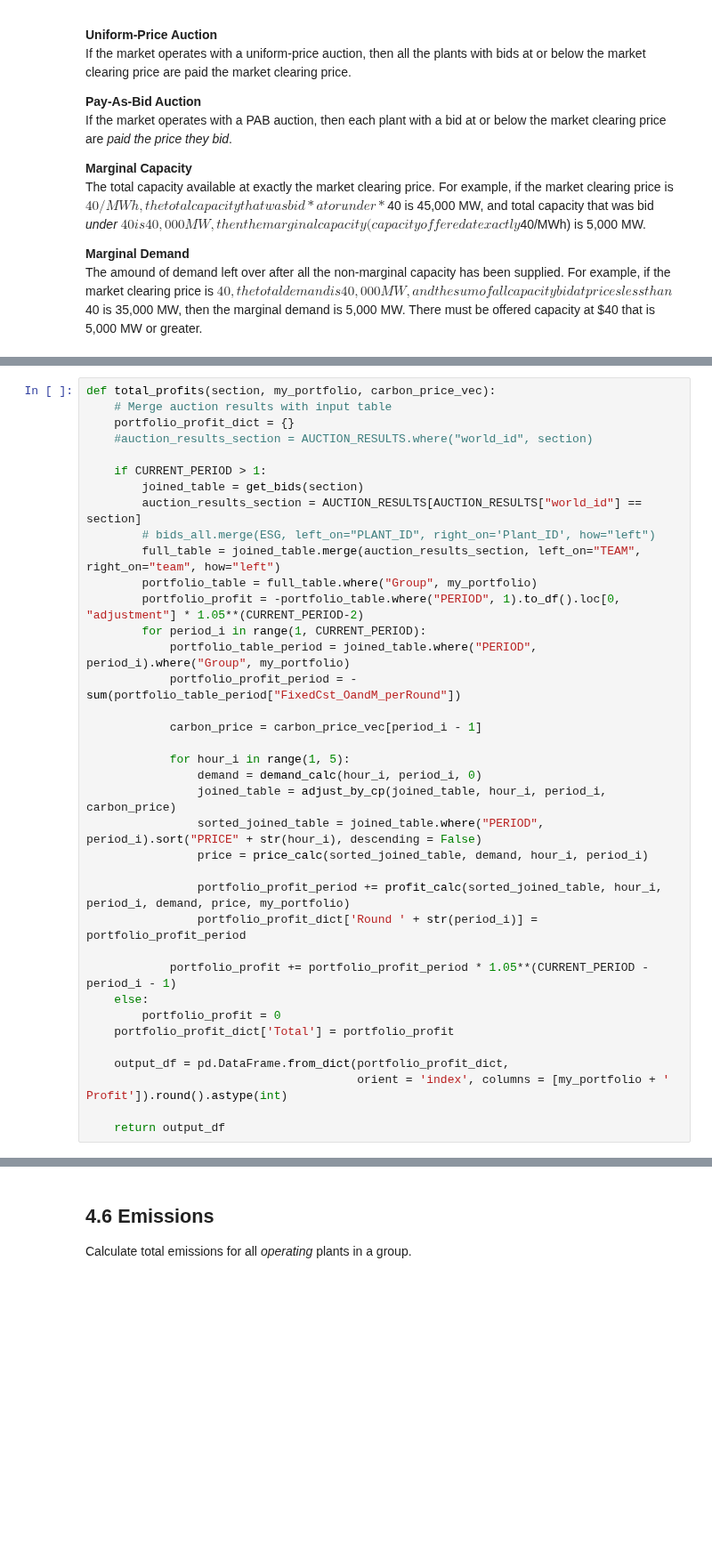
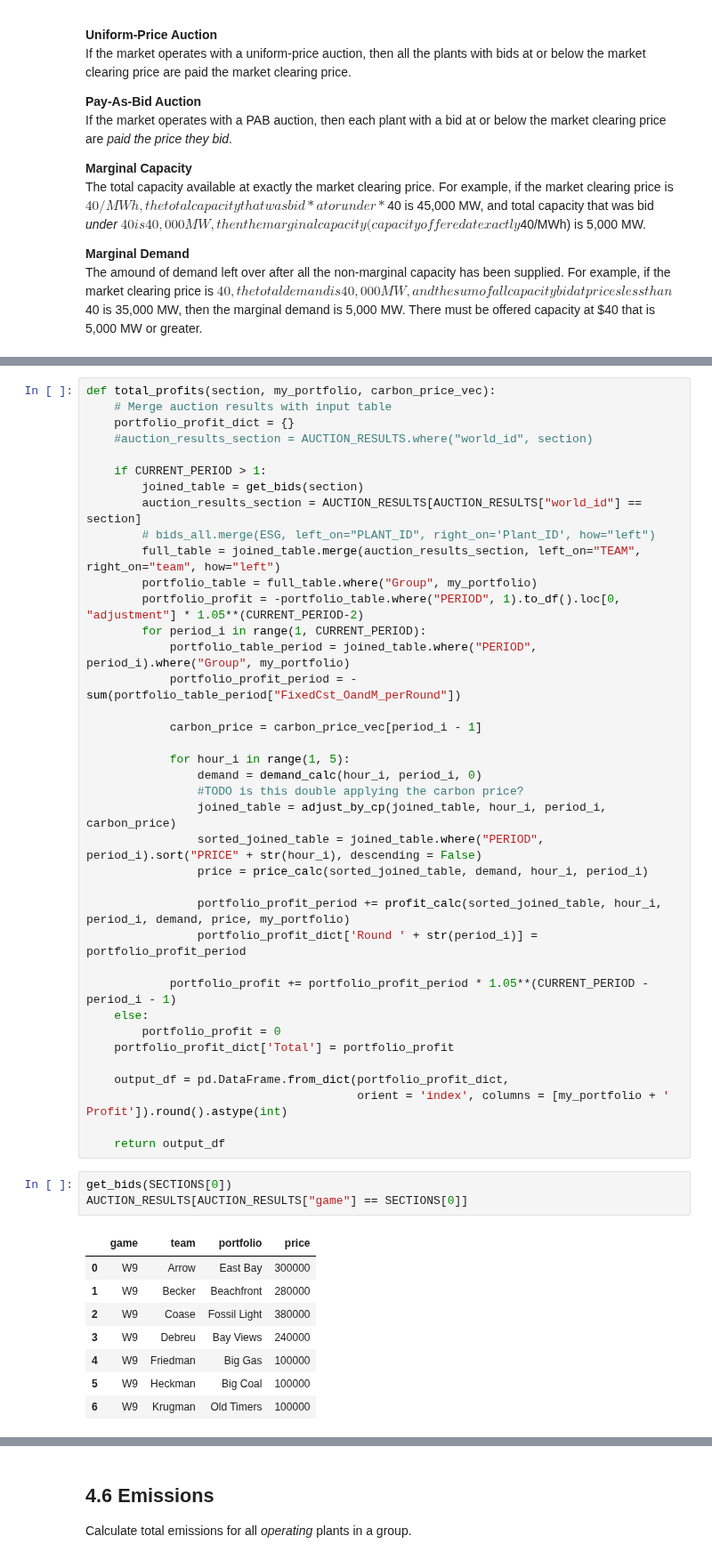
Before and after one commit to ds-modules/EEP-147-SP24, a Jupyter notebook: ESG-Analysis/ESG_CapacityExpansion_v2025.1.ipynb, the cells around one changed output, grey strips where cells are left out. Shown at 89% size. Cells and saved outputs as stored; diff of their text form; blank space fills up the shorter version.

```diff
--- a/ESG-Analysis/ESG_CapacityExpansion_v2025.1.ipynb
+++ b/ESG-Analysis/ESG_CapacityExpansion_v2025.1.ipynb
@@ -429,6 +433,7 @@ def total_profits(section, my_portfolio, carbon_price_vec):
 
             for hour_i in range(1, 5):
                 demand = demand_calc(hour_i, period_i, 0)
+                #TODO is this double applying the carbon price?
                 joined_table = adjust_by_cp(joined_table, hour_i, period_i, carbon_price)
                 sorted_joined_table = joined_table.where("PERIOD", period_i).sort("PRICE" + str(hour_i), descending = False)
                 price = price_calc(sorted_joined_table, demand, hour_i, period_i)
@@ -445,3 +450,15 @@ def total_profits(section, my_portfolio, carbon_price_vec):
                                        orient = 'index', columns = [my_portfolio + ' Profit']).round().astype(int)
 
     return output_df
+# %%
+get_bids(SECTIONS[0])
+AUCTION_RESULTS[AUCTION_RESULTS["game"] == SECTIONS[0]]
+# %% [output]
+|  | game | team | portfolio | price |
+| 0 | W9 | Arrow | East Bay | 300000 |
+| 1 | W9 | Becker | Beachfront | 280000 |
+| 2 | W9 | Coase | Fossil Light | 380000 |
+| 3 | W9 | Debreu | Bay Views | 240000 |
+| 4 | W9 | Friedman | Big Gas | 100000 |
+| 5 | W9 | Heckman | Big Coal | 100000 |
+| 6 | W9 | Krugman | Old Timers | 100000 |
```
Also changed, not shown: parts of 12 cells of this notebook.
